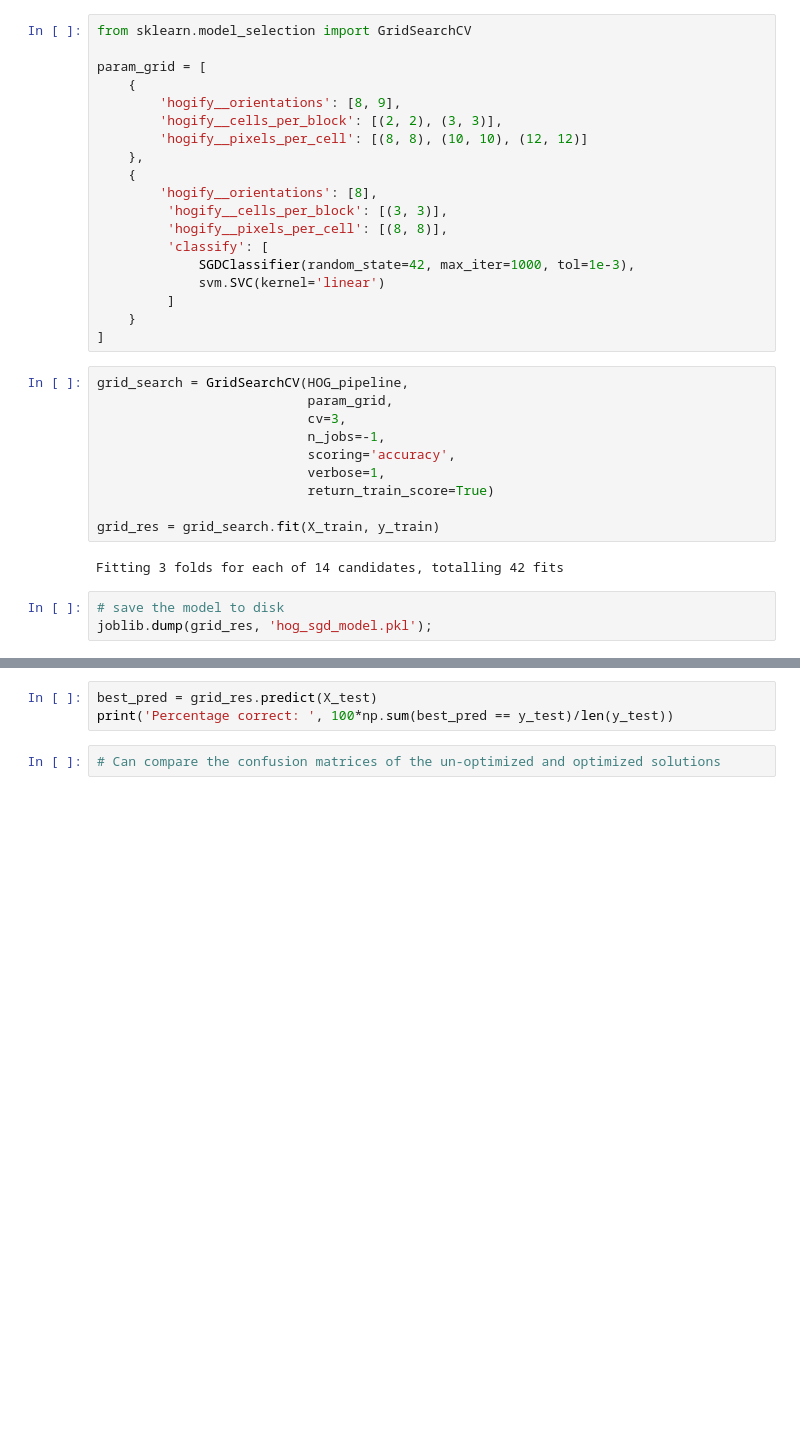
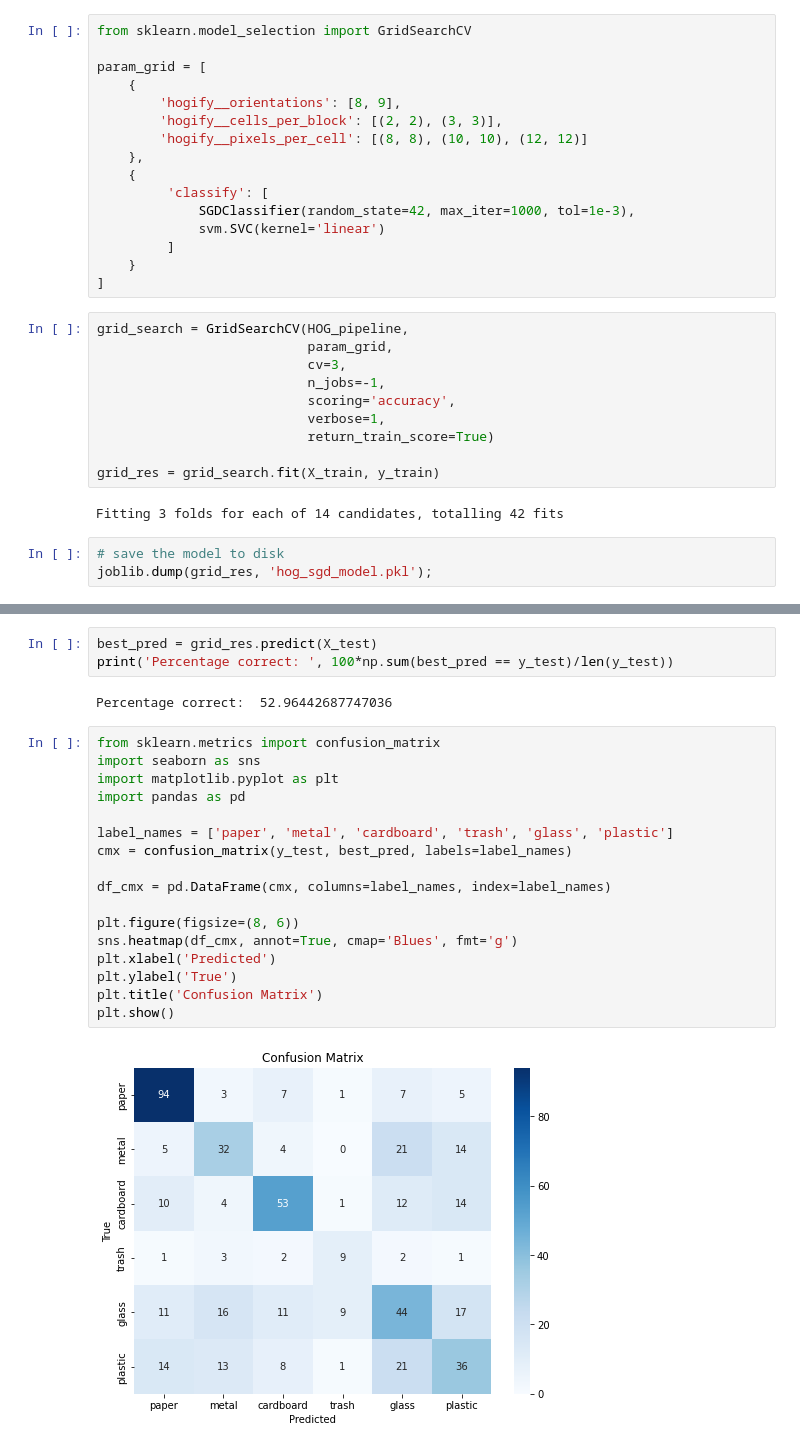
Before and after one commit to Monowog/ecs171-project, a Jupyter notebook: SVM.ipynb, the cells around one changed output, grey strips where cells are left out. Drawn from its saved outputs; the diff is of its cells as text; blank space fills up the shorter version.

```diff
--- a/SVM.ipynb
+++ b/SVM.ipynb
@@ -218,9 +204,6 @@ param_grid = [
         'hogify__pixels_per_cell': [(8, 8), (10, 10), (12, 12)]
     },
     {
-        'hogify__orientations': [8],
-         'hogify__cells_per_block': [(3, 3)],
-         'hogify__pixels_per_cell': [(8, 8)],
          'classify': [
              SGDClassifier(random_state=42, max_iter=1000, tol=1e-3),
              svm.SVC(kernel='linear')
@@ -253,5 +247,24 @@ pp.pprint(grid_res.best_params_)
 # %%
 best_pred = grid_res.predict(X_test)
 print('Percentage correct: ', 100*np.sum(best_pred == y_test)/len(y_test))
+# %% [output]
+Percentage correct:  52.96442687747036
 # %%
-# Can compare the confusion matrices of the un-optimized and optimized solutions
+from sklearn.metrics import confusion_matrix
+import seaborn as sns
+import matplotlib.pyplot as plt
+import pandas as pd
+
+label_names = ['paper', 'metal', 'cardboard', 'trash', 'glass', 'plastic']
+cmx = confusion_matrix(y_test, best_pred, labels=label_names)
+
+df_cmx = pd.DataFrame(cmx, columns=label_names, index=label_names)
+
+plt.figure(figsize=(8, 6))
+sns.heatmap(df_cmx, annot=True, cmap='Blues', fmt='g')
+plt.xlabel('Predicted')
+plt.ylabel('True')
+plt.title('Confusion Matrix')
+plt.show()
+# %% [output]
+[figure, added]
```
Also changed, not shown: parts of 12 cells of this notebook, 2 other files.
